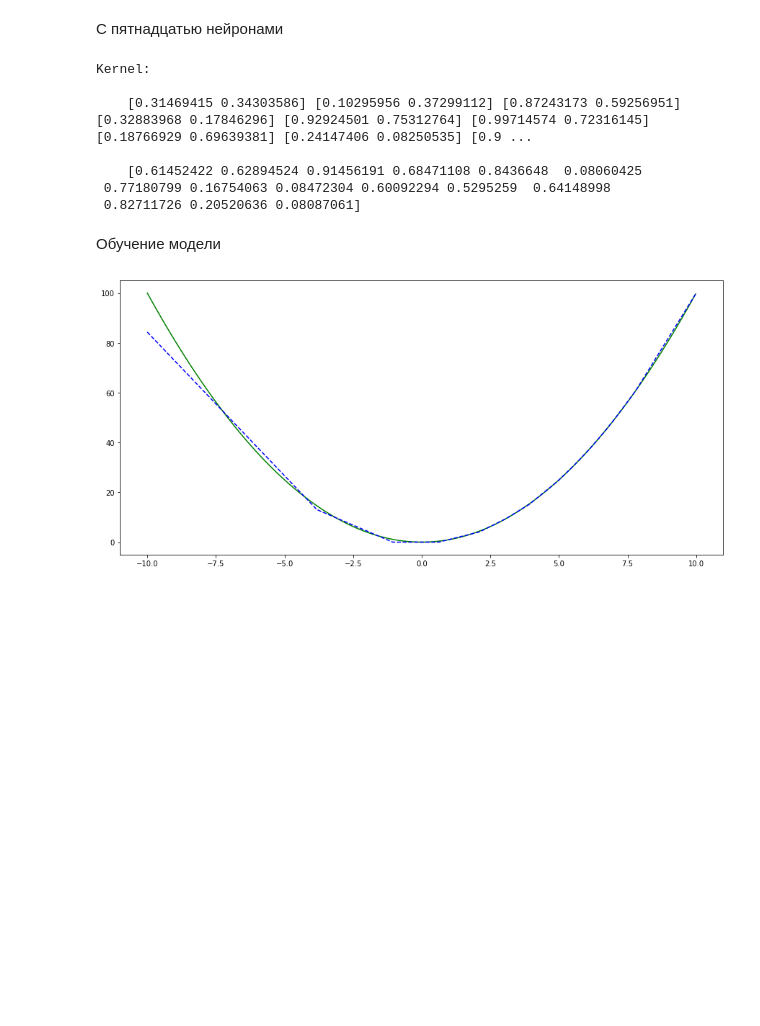
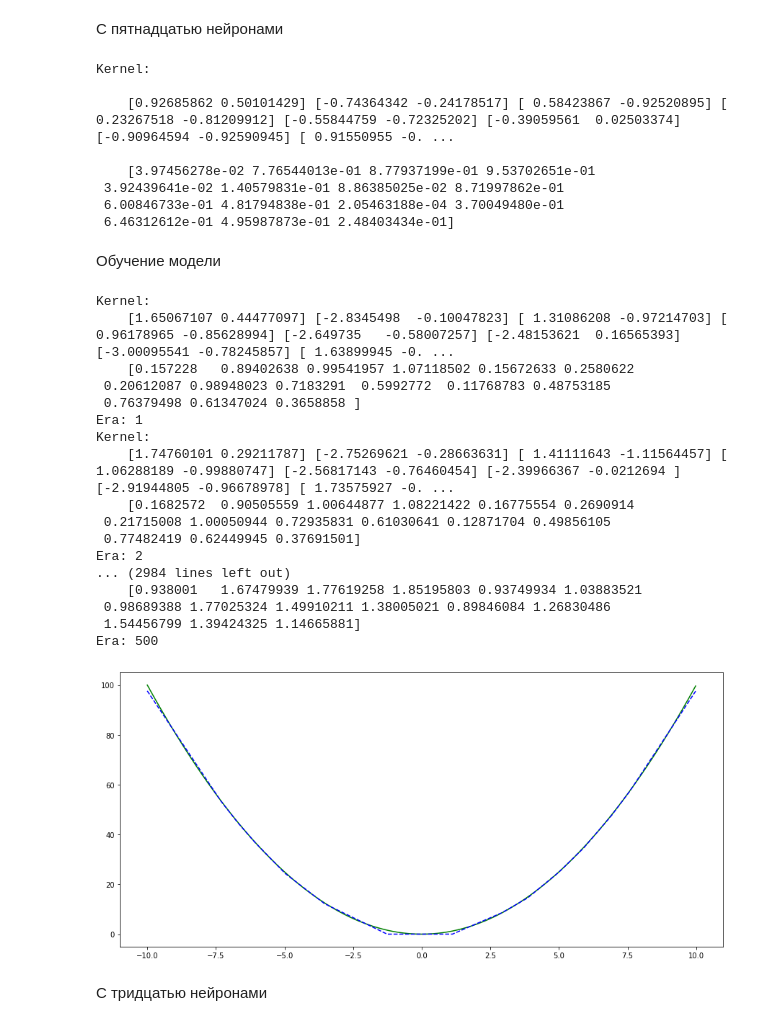
Before and after one commit to jambinoid/perceptron, a Jupyter notebook: task.ipynb, the cells around one changed output. Saved outputs shown, nothing was run; the diff lists cells and outputs as text; code cells hidden in the pictures; blank space fills up the shorter version.

```diff
--- a/task.ipynb
+++ b/task.ipynb
@@ -97,7 +97,7 @@ class MultiPerceptron():
     def __init__(self, n_entries, n_neurons=3):
         # Задаем начальные веса (должен быть многомерный массив, для каждого слоя свои веса)
         self.weights = [
-                        np.random.rand(n_neurons, n_entries + 1),  # набор весов первого слоя с двумя нейронами
+                        2 * (np.random.rand(n_neurons, n_entries + 1) - 0.5),  # набор весов первого слоя с двумя нейронами
                         np.random.rand(1, n_neurons),  # набор весов выходного слоя с одним нейроном
         ]
         print('Kernel:')
@@ -130,7 +130,7 @@ class MultiPerceptron():
                     y[k].append(max((0, np.dot(x, self.weights[k][i]))))
                 # Присваиваем x выход слоя, чтобы с этими данными мог работать следующий слой
                 x = np.array(y[k])
-            # Находим разность (ошибка = div ** 2, но она не нужна в обновлении весов)
+            # Находим разность (ошибка = 1/2 * div ** 2, но она не нужна в обновлении весов)
             # Добавляем вход в историю
             z.append(x)
             y.append([np.dot(x, self.weights[-1][0])])
@@ -140,7 +140,7 @@ class MultiPerceptron():
             delta = [[]]
             # Проходим по весам нейрона 0
             for j in range(len(self.weights[-1][0])):
-                delta[0].append(-2 * div)
+                delta[0].append(-div)
                 self.weights[-1][0][j] -= learning_rate * delta[0][j] * z[-1][0]
             # Чтобы пересчитать веса предыдущего нейрона на основе весов следующих нейронов
             delta_next = np.array(delta)
@@ -154,7 +154,7 @@ class MultiPerceptron():
                         # Проходим по весам нейрона i
                         for j in range(len(self.weights[k][i])):
                             # Обновляем вес j нерона i скрытого слоя k
-                                delta[i].append(2 * np.sum(delta_next * self.weights[k + 1]))
+                                delta[i].append(np.sum(delta_next * self.weights[k + 1]))
                                 self.weights[k][i][j] -= learning_rate * delta[i][j] * z[k][j]
                     else:
                         delta.append(np.zeros(len(self.weights[k][i])))
@@ -195,5 +195,6 @@ class MultiPerceptron():
 N = 10
 training_data = np.arange(-N, N, 0.02)
 training_values = np.square(training_data)
-print(training_data.shape)
+L = len(training_data)
+print(L)
 # %% [output]
@@ -215,8 +216,11 @@ Kernel:
 # %%
 fig = plt.figure(figsize=(15, 7))
 ax = fig.add_subplot(111)
-for i in range(1000):
-    model.fit(training_data, training_values, learning_rate=1e-5, print_info=False)
+for i in range(500):
+    rand_indices = np.random.randint(L,  size=L)
+    t_data = training_data[rand_indices]
+    t_values = training_values[rand_indices]
+    model.fit(t_data, t_values, learning_rate=1e-5, print_info=True)
 
 true_values = np.square(training_data)
 pred_values = model.predict(training_data)
@@ -235,8 +263,11 @@ model = MultiPerceptron(n_entries=1, n_neurons=7)
 # %%
 fig = plt.figure(figsize=(15, 7))
 ax = fig.add_subplot(111)
-for i in range(1000):
-    model.fit(training_data, training_values, learning_rate=1e-5, print_info=False)
+for i in range(500):
+    rand_indices = np.random.randint(L,  size=L)
+    t_data = training_data[rand_indices]
+    t_values = training_values[rand_indices]
+    model.fit(t_data, t_values, learning_rate=1e-5, print_info=True)
 
 true_values = np.square(training_data)
 pred_values = model.predict(training_data)
@@ -253,24 +301,47 @@ model = MultiPerceptron(n_entries=1, n_neurons=15)
 # %% [output]
 Kernel:
 
-    [0.31469415 0.34303586] [0.10295956 0.37299112] [0.87243173 0.59256951] [0.32883968 0.17846296] [0.92924501 0.75312764] [0.99714574 0.72316145] [0.18766929 0.69639381] [0.24147406 0.08250535] [0.9 ...
+    [0.92685862 0.50101429] [-0.74364342 -0.24178517] [ 0.58423867 -0.92520895] [ 0.23267518 -0.81209912] [-0.55844759 -0.72325202] [-0.39059561  0.02503374] [-0.90964594 -0.92590945] [ 0.91550955 -0. ...
 
-    [0.61452422 0.62894524 0.91456191 0.68471108 0.8436648  0.08060425
- 0.77180799 0.16754063 0.08472304 0.60092294 0.5295259  0.64148998
- 0.82711726 0.20520636 0.08087061]
+    [3.97456278e-02 7.76544013e-01 8.77937199e-01 9.53702651e-01
+ 3.92439641e-02 1.40579831e-01 8.86385025e-02 8.71997862e-01
+ 6.00846733e-01 4.81794838e-01 2.05463188e-04 3.70049480e-01
+ 6.46312612e-01 4.95987873e-01 2.48403434e-01]
 # %% [markdown]
 Обучение модели
 # %%
 fig = plt.figure(figsize=(15, 7))
 ax = fig.add_subplot(111)
-for i in range(1000):
-    model.fit(training_data, training_values, learning_rate=1e-5, print_info=False)
+for i in range(500):
+    rand_indices = np.random.randint(L,  size=L)
+    t_data = training_data[rand_indices]
+    t_values = training_values[rand_indices]
+    model.fit(t_data, t_values, learning_rate=1e-5, print_info=True)
 
 true_values = np.square(training_data)
 pred_values = model.predict(training_data)
 
 ax.plot(training_data, true_values, c='green')
 ax.plot(training_data, pred_values, c='blue', linestyle='--')
 fig.show()
 # %% [output]
+Kernel:
+    [1.65067107 0.44477097] [-2.8345498  -0.10047823] [ 1.31086208 -0.97214703] [ 0.96178965 -0.85628994] [-2.649735   -0.58007257] [-2.48153621  0.16565393] [-3.00095541 -0.78245857] [ 1.63899945 -0. ...
+    [0.157228   0.89402638 0.99541957 1.07118502 0.15672633 0.2580622
+ 0.20612087 0.98948023 0.7183291  0.5992772  0.11768783 0.48753185
+ 0.76379498 0.61347024 0.3658858 ]
+Era: 1
+Kernel:
+    [1.74760101 0.29211787] [-2.75269621 -0.28663631] [ 1.41111643 -1.11564457] [ 1.06288189 -0.99880747] [-2.56817143 -0.76460454] [-2.39966367 -0.0212694 ] [-2.91944805 -0.96678978] [ 1.73575927 -0. ...
+    [0.1682572  0.90505559 1.00644877 1.08221422 0.16775554 0.2690914
+ 0.21715008 1.00050944 0.72935831 0.61030641 0.12871704 0.49856105
+ 0.77482419 0.62449945 0.37691501]
+Era: 2
+... (2984 lines left out)
+    [0.938001   1.67479939 1.77619258 1.85195803 0.93749934 1.03883521
+ 0.98689388 1.77025324 1.49910211 1.38005021 0.89846084 1.26830486
+ 1.54456799 1.39424325 1.14665881]
+Era: 500
-[figure, old version]
+[figure, new version]
+# %% [markdown]
+С тридцатью нейронами
```
Also changed, not shown: parts of 9 cells of this notebook.
